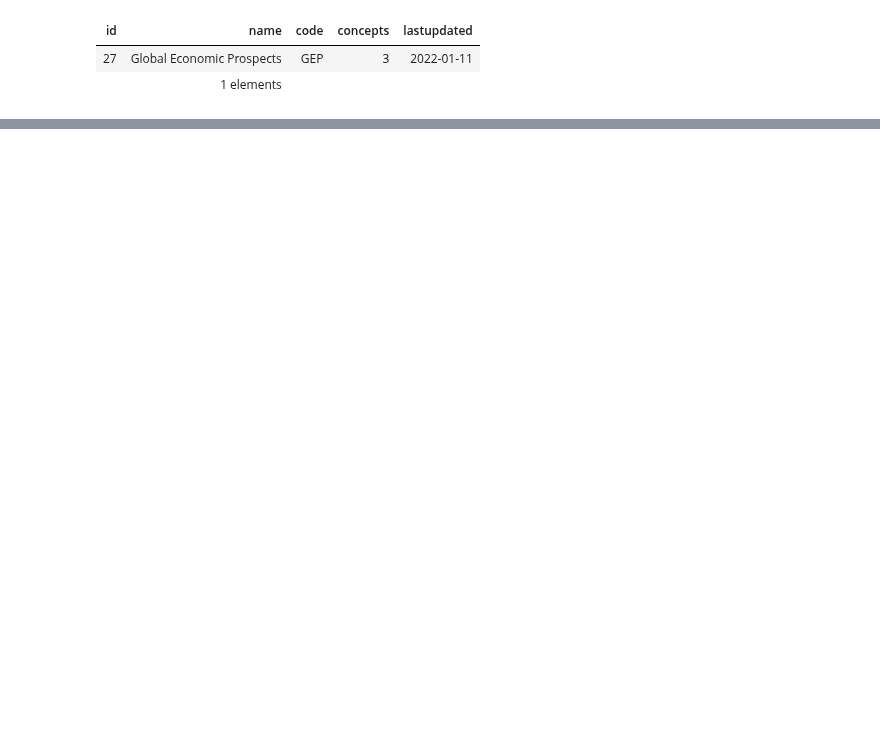
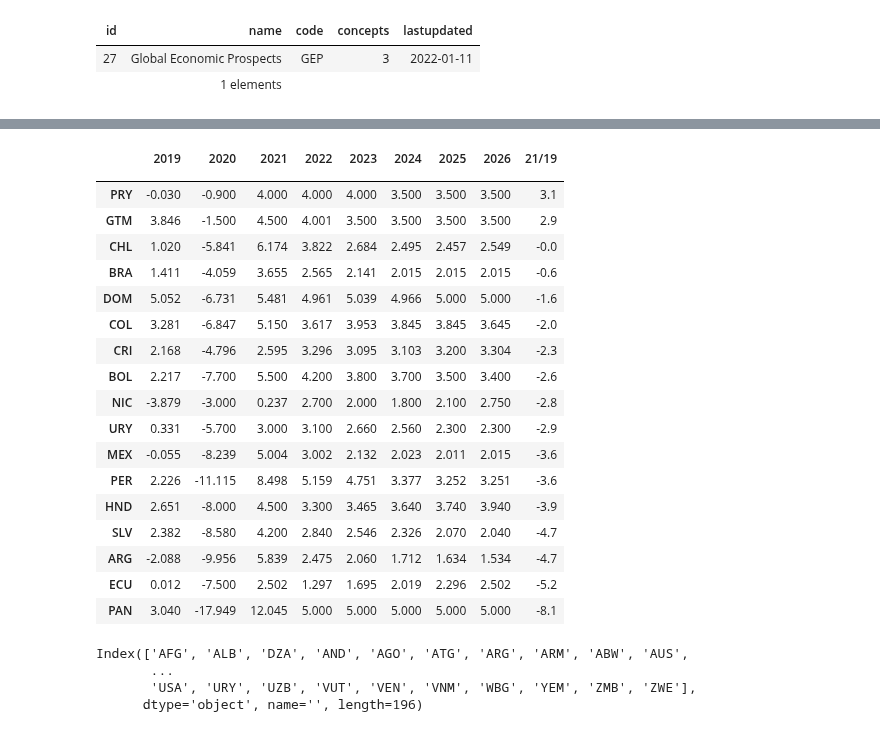
Before and after one commit to samyff12/LATAM, a Jupyter notebook: IMF_BM.ipynb, the cells around one changed output, grey strips where cells are left out. Saved outputs shown, nothing was run; the diff lists cells and outputs as text; code cells hidden in the pictures; blank space fills up the shorter version.

```diff
--- a/IMF_BM.ipynb
+++ b/IMF_BM.ipynb
@@ -133,0 +144,32 @@ auxp.tail()
+# %%
+w1 = WEO('weo4.csv')
+dfweo1 = w1.getc("NGDP_RPCH").loc['2019':,latam[1:-1]].T
+dfweo1['21/19'] = ((100*(1+dfweo1['2020']/100))*(1+dfweo1['2021']/100) - 100).round(1)
+dfweo1.sort_values('21/19',ascending=False)
+# %% [output]
+|  | 2019 | 2020 | 2021 | 2022 | 2023 | 2024 | 2025 | 2026 | 21/19 |
+|  |  |  |  |  |  |  |  |  |  |
+| PRY | -0.030 | -0.900 | 4.000 | 4.000 | 4.000 | 3.500 | 3.500 | 3.500 | 3.1 |
+| GTM | 3.846 | -1.500 | 4.500 | 4.001 | 3.500 | 3.500 | 3.500 | 3.500 | 2.9 |
+| CHL | 1.020 | -5.841 | 6.174 | 3.822 | 2.684 | 2.495 | 2.457 | 2.549 | -0.0 |
+| BRA | 1.411 | -4.059 | 3.655 | 2.565 | 2.141 | 2.015 | 2.015 | 2.015 | -0.6 |
+| DOM | 5.052 | -6.731 | 5.481 | 4.961 | 5.039 | 4.966 | 5.000 | 5.000 | -1.6 |
+| COL | 3.281 | -6.847 | 5.150 | 3.617 | 3.953 | 3.845 | 3.845 | 3.645 | -2.0 |
+| CRI | 2.168 | -4.796 | 2.595 | 3.296 | 3.095 | 3.103 | 3.200 | 3.304 | -2.3 |
+| BOL | 2.217 | -7.700 | 5.500 | 4.200 | 3.800 | 3.700 | 3.500 | 3.400 | -2.6 |
+| NIC | -3.879 | -3.000 | 0.237 | 2.700 | 2.000 | 1.800 | 2.100 | 2.750 | -2.8 |
+| URY | 0.331 | -5.700 | 3.000 | 3.100 | 2.660 | 2.560 | 2.300 | 2.300 | -2.9 |
+| MEX | -0.055 | -8.239 | 5.004 | 3.002 | 2.132 | 2.023 | 2.011 | 2.015 | -3.6 |
+| PER | 2.226 | -11.115 | 8.498 | 5.159 | 4.751 | 3.377 | 3.252 | 3.251 | -3.6 |
+| HND | 2.651 | -8.000 | 4.500 | 3.300 | 3.465 | 3.640 | 3.740 | 3.940 | -3.9 |
+| SLV | 2.382 | -8.580 | 4.200 | 2.840 | 2.546 | 2.326 | 2.070 | 2.040 | -4.7 |
+| ARG | -2.088 | -9.956 | 5.839 | 2.475 | 2.060 | 1.712 | 1.634 | 1.534 | -4.7 |
+| ECU | 0.012 | -7.500 | 2.502 | 1.297 | 1.695 | 2.019 | 2.296 | 2.502 | -5.2 |
+| PAN | 3.040 | -17.949 | 12.045 | 5.000 | 5.000 | 5.000 | 5.000 | 5.000 | -8.1 |
+# %%
+dfweo.columns
+# %% [output]
+Index(['AFG', 'ALB', 'DZA', 'AND', 'AGO', 'ATG', 'ARG', 'ARM', 'ABW', 'AUS',
+       ...
+       'USA', 'URY', 'UZB', 'VUT', 'VEN', 'VNM', 'WBG', 'YEM', 'ZMB', 'ZWE'],
+      dtype='object', name='', length=196)
```
Also changed, not shown: parts of 14 cells of this notebook.
